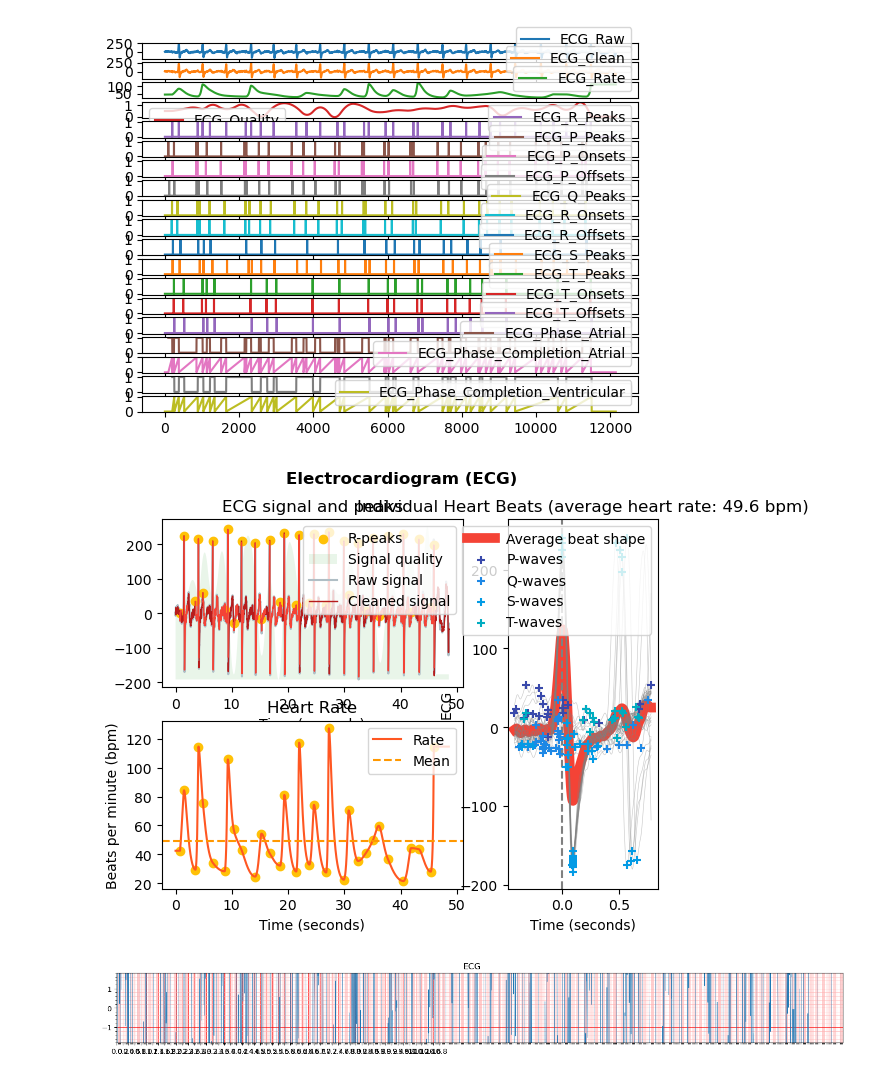
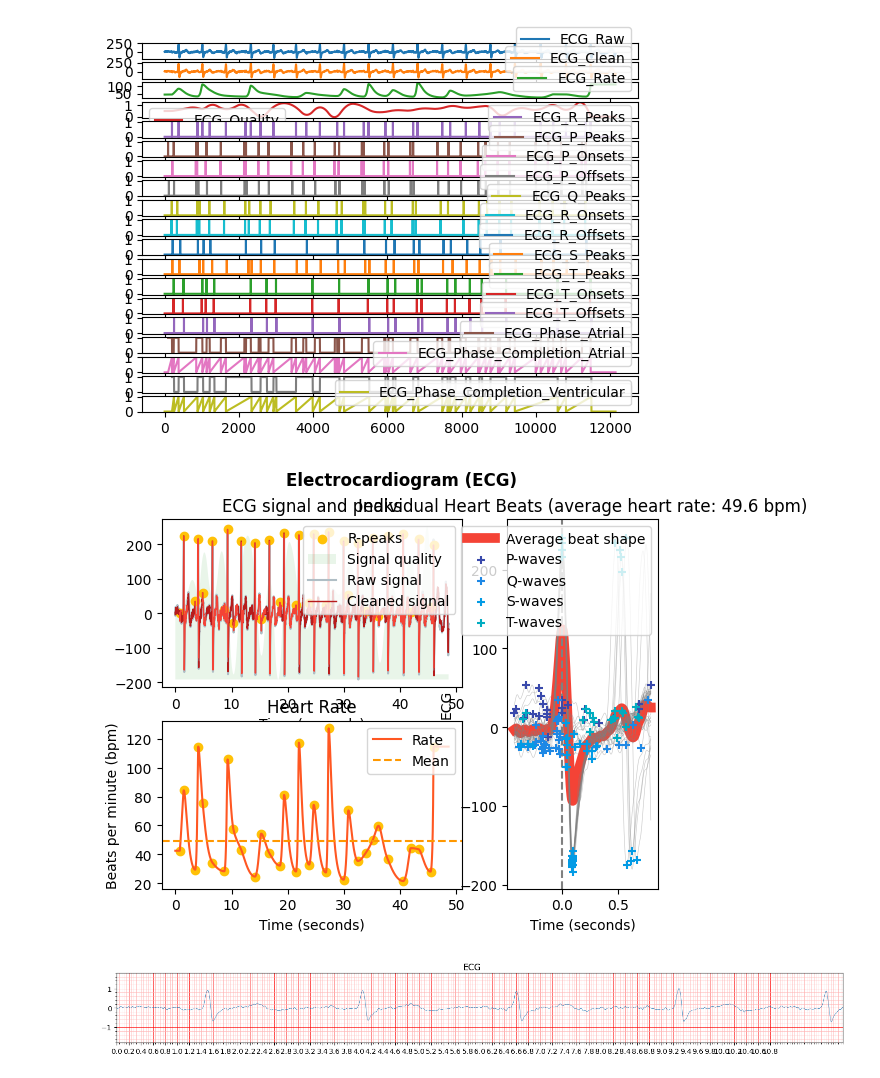
Before and after one commit to DianaCortezL/ISB-Grupo-5, a Jupyter notebook: ISB/Laboratorios/Lab10 - Procesamiento de ECG/nuevodelnuevo.ipynb, the cells around one changed output. Drawn from its saved outputs; the diff is of its cells as text; code cells hidden in the pictures.

```diff
--- a/ISB/Laboratorios/Lab10 - Procesamiento de ECG/nuevodelnuevo.ipynb
+++ b/ISB/Laboratorios/Lab10 - Procesamiento de ECG/nuevodelnuevo.ipynb
@@ -1,5 +1,5 @@
 # %%
-%pip install neurokit2 seaborn
+!pip install neurokit2 seaborn
 !pip install neurokit2 ecg-plot
 
 import neurokit2 as nk
@@ -16,7 +16,7 @@ import ecg_plot
 
 #ecg += np.random.normal(0, 0.1, len(ecg))
 
-ecg= np.loadtxt(r'C:\Users\hp\ISB-Grupo-5\Otros\Archivos_varios\Lab5_ECG\reposoD1.txt', comments='#',skiprows=4, usecols=5)
+ecg= np.loadtxt(r'C:\Users\Usuario\Desktop\Repositorio\ISB-Grupo-5\Otros\Archivos_varios\Lab5_ECG\reposoD1.txt', comments='#',skiprows=4, usecols=5)
 filtered= nk.ecg_clean(ecg, sampling_rate=250, method="neurokit")
 
 signals = pd.DataFrame({
@@ -40,6 +40,7 @@ analysis = nk.ecg_analyze(signals, sampling_rate=250)
 print(analysis)
 
 nk.ecg_plot(signals,info)
-ecg_plot.plot_1(filtered)
+normalized_filtered = filtered / np.max(np.abs(filtered))
+ecg_plot.plot_1(normalized_filtered[:3000],sample_rate=250)
 plt.show()
 # %% [output]
@@ -79,4 +102,4 @@ Requirement already satisfied: six>=1.5 in c:\users\hp\anaconda3\lib\site-packag
 [figure]
 [figure]
-[figure, old version]
+[figure, new version]
-[figure, old version]
+[figure, new version]
```
Also changed, not shown: parts of 1 cell of this notebook.
